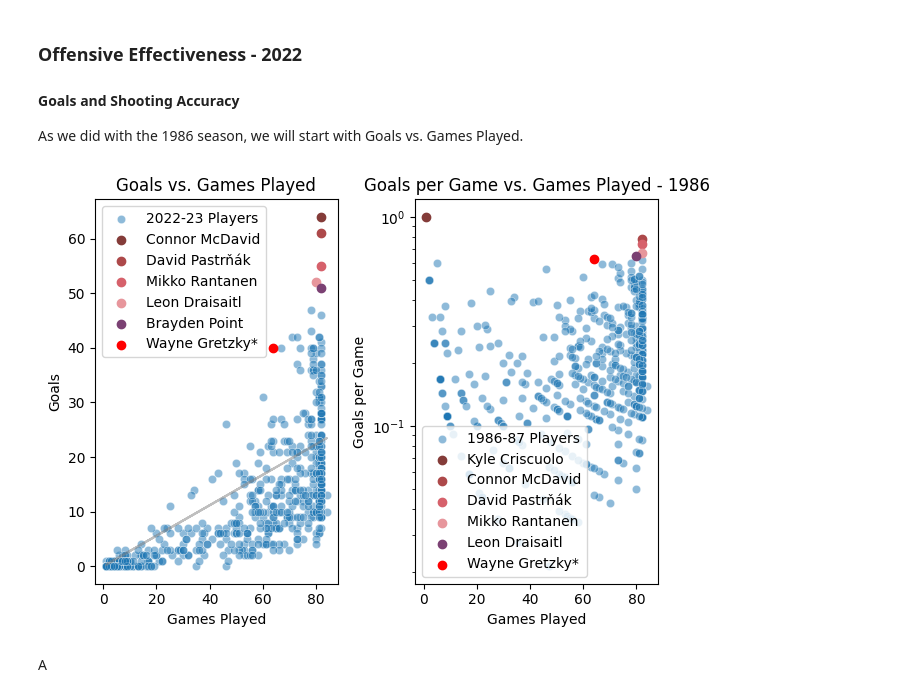
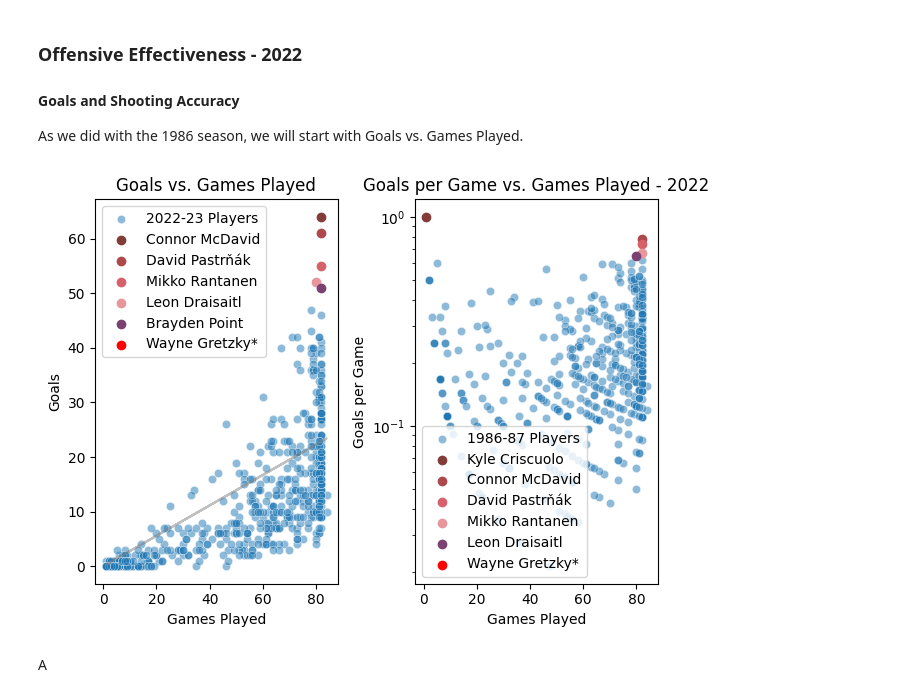
Before and after one commit to philbeet/How-Great-was-The-Great-One, a Jupyter notebook: main.ipynb, the cells around one changed output. Drawn from its saved outputs; the diff is of its cells as text; code cells hidden in the pictures.

Commit message:
rework beginning, plotratios is in action now

```diff
--- a/main.ipynb
+++ b/main.ipynb
@@ -367,12 +372,12 @@ As we did with the 1986 season, we will start with Goals vs. Games Played.
 # %%
 ax = plt.subplot(1,2,1)
 regression_line = get_regression_line(szn_23_df, "GP", "G")
-ax = plot(ax, szn_23_df, "GP", "G", "2022-23 Players", "Goals vs. Games Played", "Games Played", "Goals")
+ax = plot(ax, szn_23_df, "GP", "G", regression_line, "2022-23 Players", "Goals vs. Games Played", "Games Played", "Goals")
 
 ax2 = plt.subplot(1,2,2)
-ax2 = plotratios(ax2, szn_23_df, "GP", "G","2022-23 Players", "Goals per Game vs. Games Played - 1986", "Games Played", "Goals per Game")
+ax2 = plotratios(ax2, szn_23_df, "GP", "G","2022-23 Players", "Goals per Game vs. Games Played - 2022", "Games Played", "Goals per Game")
 plt.tight_layout()
 # %% [output]
-[figure, old version]
+[figure, new version]
 # %% [markdown]
 A
```
Also changed, not shown: parts of 10 cells of this notebook.
